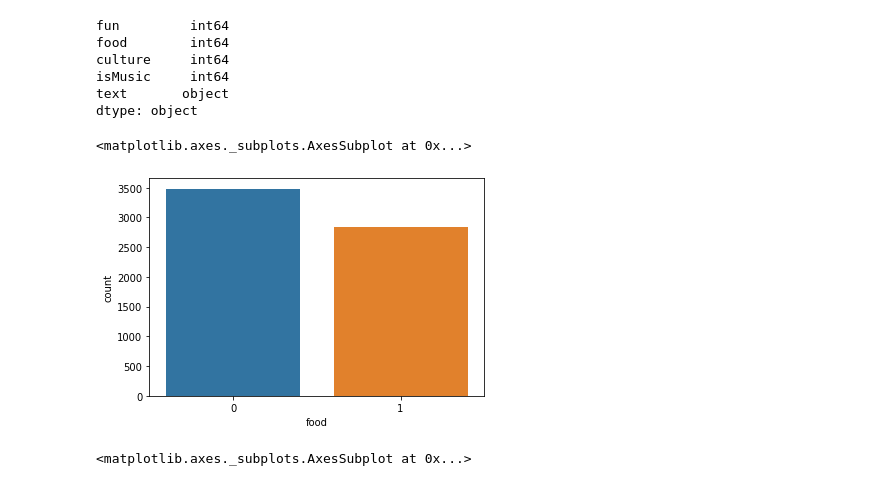
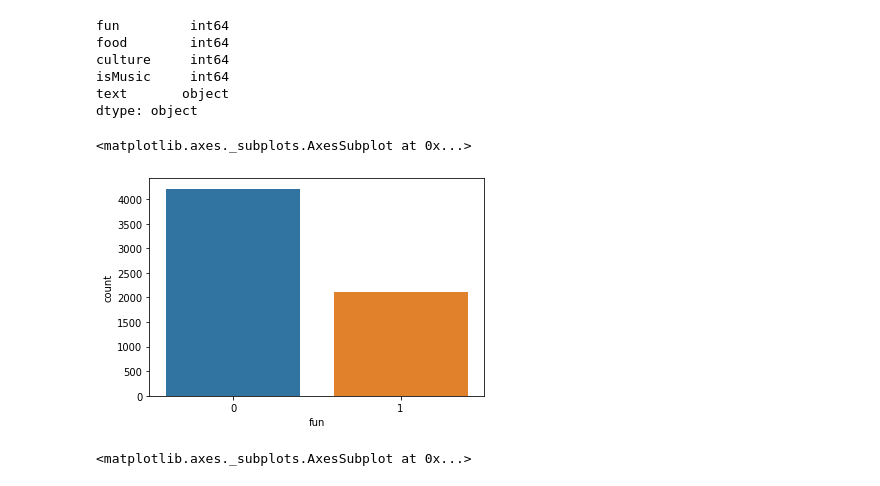
Before and after one commit to AleCongi/Esame-ICON-, a Jupyter notebook: ICON.ipynb, the cells around one changed output. Drawn from its saved outputs; the diff is of its cells as text; code cells hidden in the pictures.

Commit message:
Creato con Colaboratory

```diff
--- a/ICON.ipynb
+++ b/ICON.ipynb
@@ -5,14 +5,15 @@
 # %%
 import numpy as np
 import pandas as pd
+import seaborn as sb
 from sklearn.model_selection import train_test_split
 
 from google.colab import drive
-drive.mount('/content/drive')
+drive.mount('/content/drive', force_remount=False)
 
-tot=pd.read_csv('eventsFixed.csv')
+tot=pd.read_csv('/content/drive/MyDrive/Colab Notebooks/eventsFixed.csv')
 
-tot
+tot.head(10)
 # %% [output]
 Drive already mounted at /content/drive; to attempt to forcibly remount, call drive.mount("/content/drive", force_remount=True).
 |  | id | fun | food | culture | isOpen | isMusic | text |
@@ -50,7 +62,5 @@ for index, row in tot.iterrows():
   except AttributeError as ae:
     tot.drop(tot[tot['id'] == trashId].index, inplace=True)
 
+tot = tot.drop_duplicates(subset="id", keep='last')
 tot = tot.drop_duplicates(subset="text", keep='last')
-tot.drop('isOpen',inplace=True,axis=1)
-tot.drop('id',inplace=True,axis=1)
-tot
@@ -83,0 +102,13 @@ dtype: int64
+# %%
+'''from imblearn.under_sampling import RandomUnderSampler
+colonna_bilanciamento = tot["fun"]
+classe_da_bilanciare = tot[colonna_bilanciamento == 0]
+
+# Crea un'istanza di RandomUnderSampler
+rus = RandomUnderSampler()
+
+# Esegui il re-sampling della colonna
+X_resampled, y_resampled = rus.fit_resample(classe_da_bilanciare.values.reshape(-1, 1), classe_da_bilanciare)
+
+# Sostituisci i valori bilanciati nella colonna originale
+tot.loc[tot[colonna_bilanciamento == 0].index, "fun"] = X_resampled.ravel()'''
@@ -107,10 +140,10 @@ isMusic     int64
 text       object
 dtype: object
 # %%
-sns.countplot(tot['food'])
+sns.countplot(tot['fun'])
 # %% [output]
 <matplotlib.axes._subplots.AxesSubplot at 0x...>
-[figure, old version]
+[figure, new version]
 # %%
 sns.countplot((tot["text"] == None))
 # %% [output]
```
Also changed, not shown: parts of 36 cells of this notebook.
